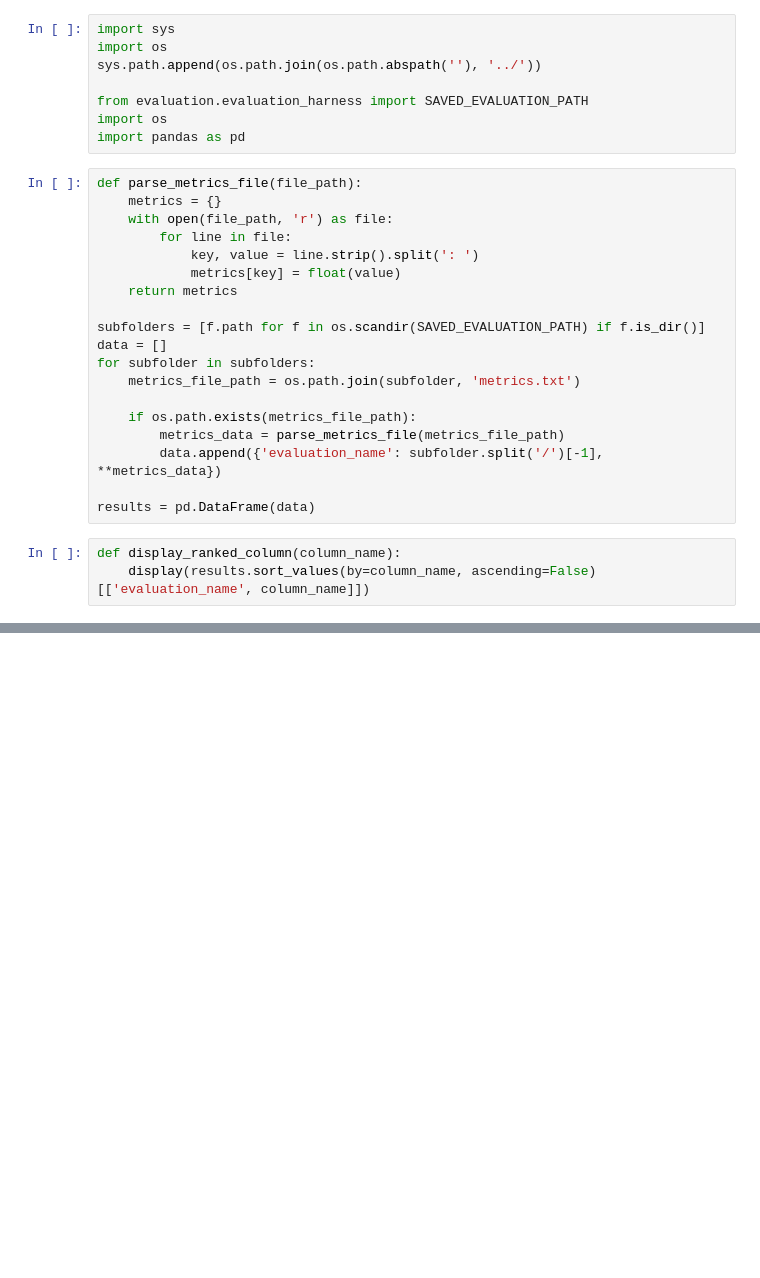
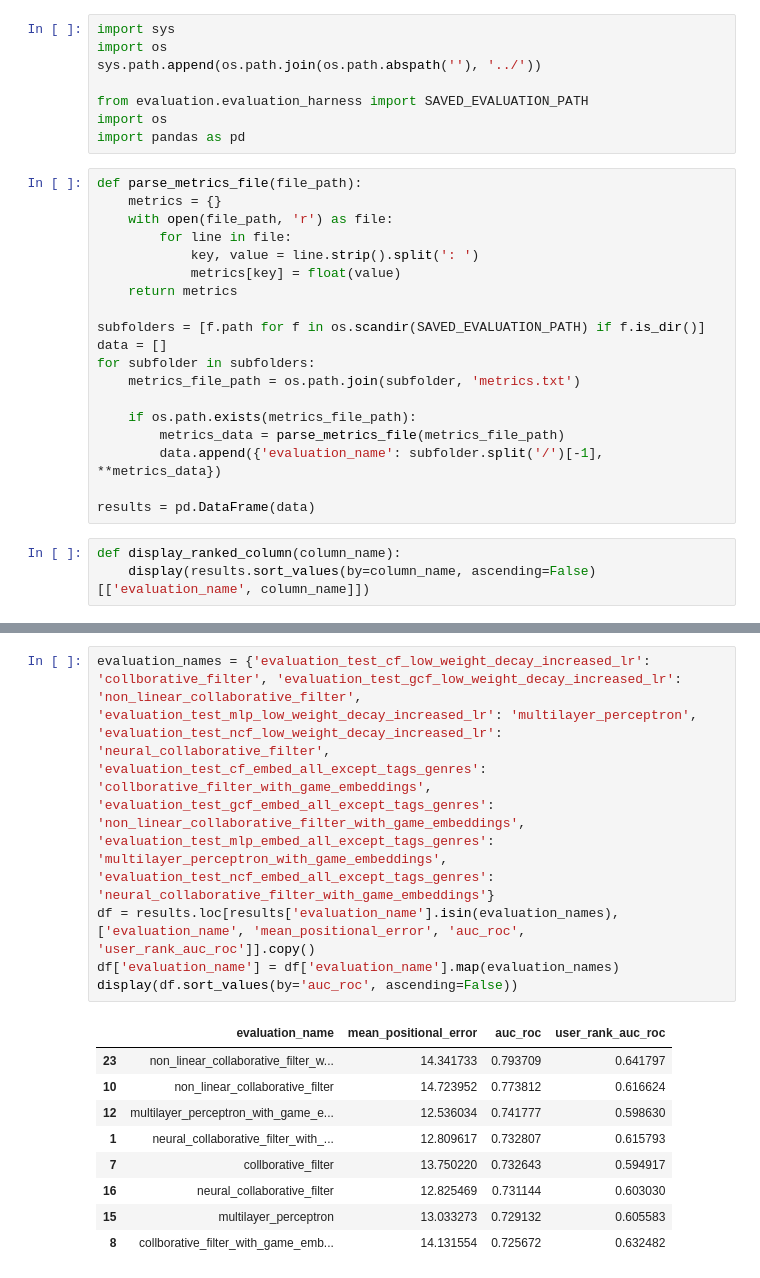
Before and after one commit to GitHubNoskcaj211/ml-projects-project, a Jupyter notebook: evaluation/vis_results.ipynb, the cells around one changed output, grey strips where cells are left out. Saved outputs shown, nothing was run; the diff lists cells and outputs as text; blank space fills up the shorter version.

```diff
--- a/evaluation/vis_results.ipynb
+++ b/evaluation/vis_results.ipynb
@@ -87,0 +135,15 @@ display_ranked_column('mean_positional_error')
+# %%
+evaluation_names = {'evaluation_test_cf_low_weight_decay_increased_lr': 'collborative_filter', 'evaluation_test_gcf_low_weight_decay_increased_lr': 'non_linear_collaborative_filter', 'evaluation_test_mlp_low_weight_decay_increased_lr': 'multilayer_perceptron', 'evaluation_test_ncf_low_weight_decay_increased_lr': 'neural_collaborative_filter', 'evaluation_test_cf_embed_all_except_tags_genres': 'collborative_filter_with_game_embeddings', 'evaluation_test_gcf_embed_all_except_tags_genres': 'non_linear_collaborative_filter_with_game_embeddings', 'evaluation_test_mlp_embed_all_except_tags_genres': 'multilayer_perceptron_with_game_embeddings', 'evaluation_test_ncf_embed_all_except_tags_genres': 'neural_collaborative_filter_with_game_embeddings'}
+df = results.loc[results['evaluation_name'].isin(evaluation_names), ['evaluation_name', 'mean_positional_error', 'auc_roc', 'user_rank_auc_roc']].copy()
+df['evaluation_name'] = df['evaluation_name'].map(evaluation_names)
+display(df.sort_values(by='auc_roc', ascending=False))
+# %% [output]
+|  | evaluation_name | mean_positional_error | auc_roc | user_rank_auc_roc |
+| 23 | non_linear_collaborative_filter_w... | 14.341733 | 0.793709 | 0.641797 |
+| 10 | non_linear_collaborative_filter | 14.723952 | 0.773812 | 0.616624 |
+| 12 | multilayer_perceptron_with_game_e... | 12.536034 | 0.741777 | 0.598630 |
+| 1 | neural_collaborative_filter_with_... | 12.809617 | 0.732807 | 0.615793 |
+| 7 | collborative_filter | 13.750220 | 0.732643 | 0.594917 |
+| 16 | neural_collaborative_filter | 12.825469 | 0.731144 | 0.603030 |
+| 15 | multilayer_perceptron | 13.033273 | 0.729132 | 0.605583 |
+| 8 | collborative_filter_with_game_emb... | 14.131554 | 0.725672 | 0.632482 |
```
Also changed, not shown: parts of 6 cells of this notebook.
